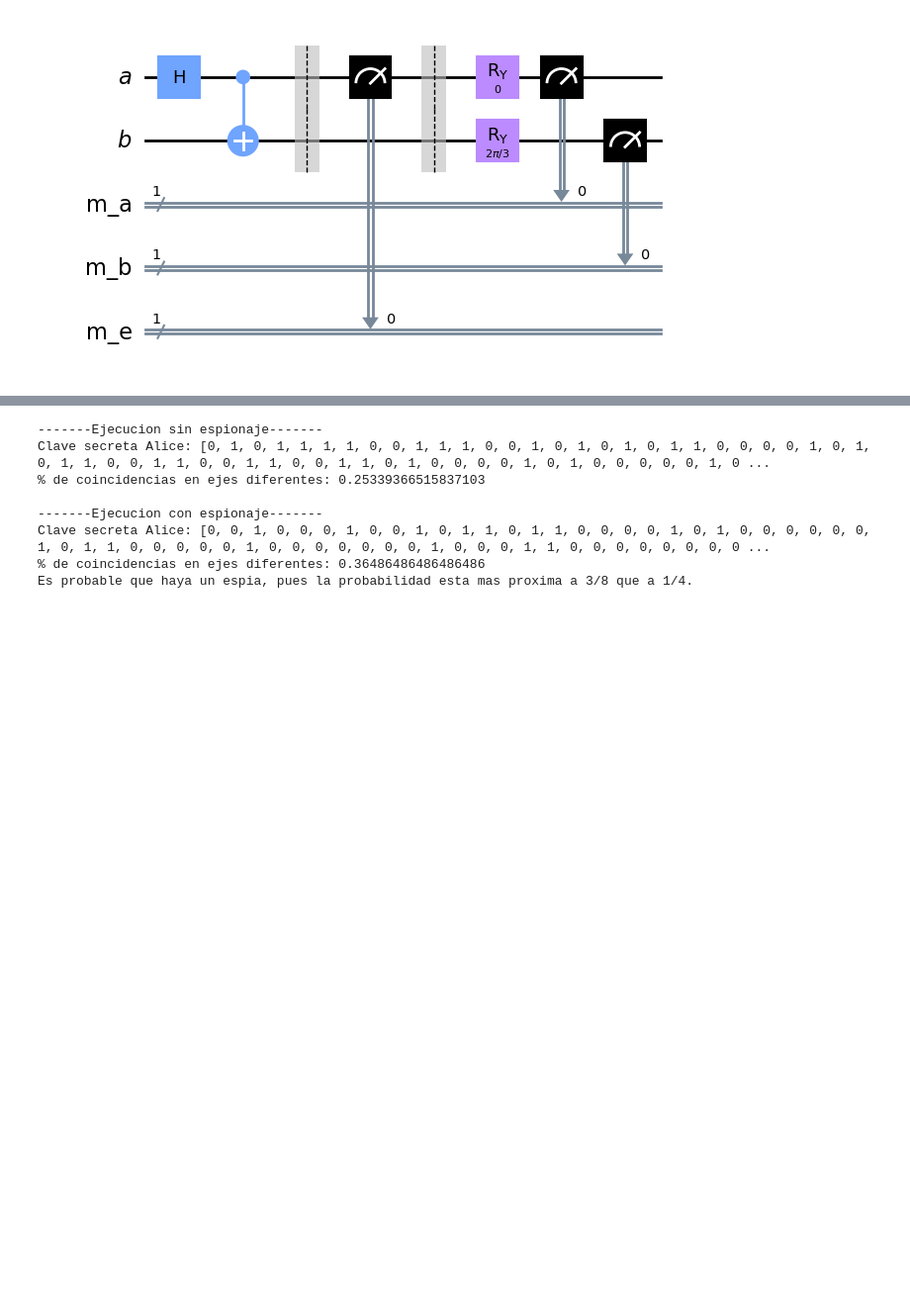
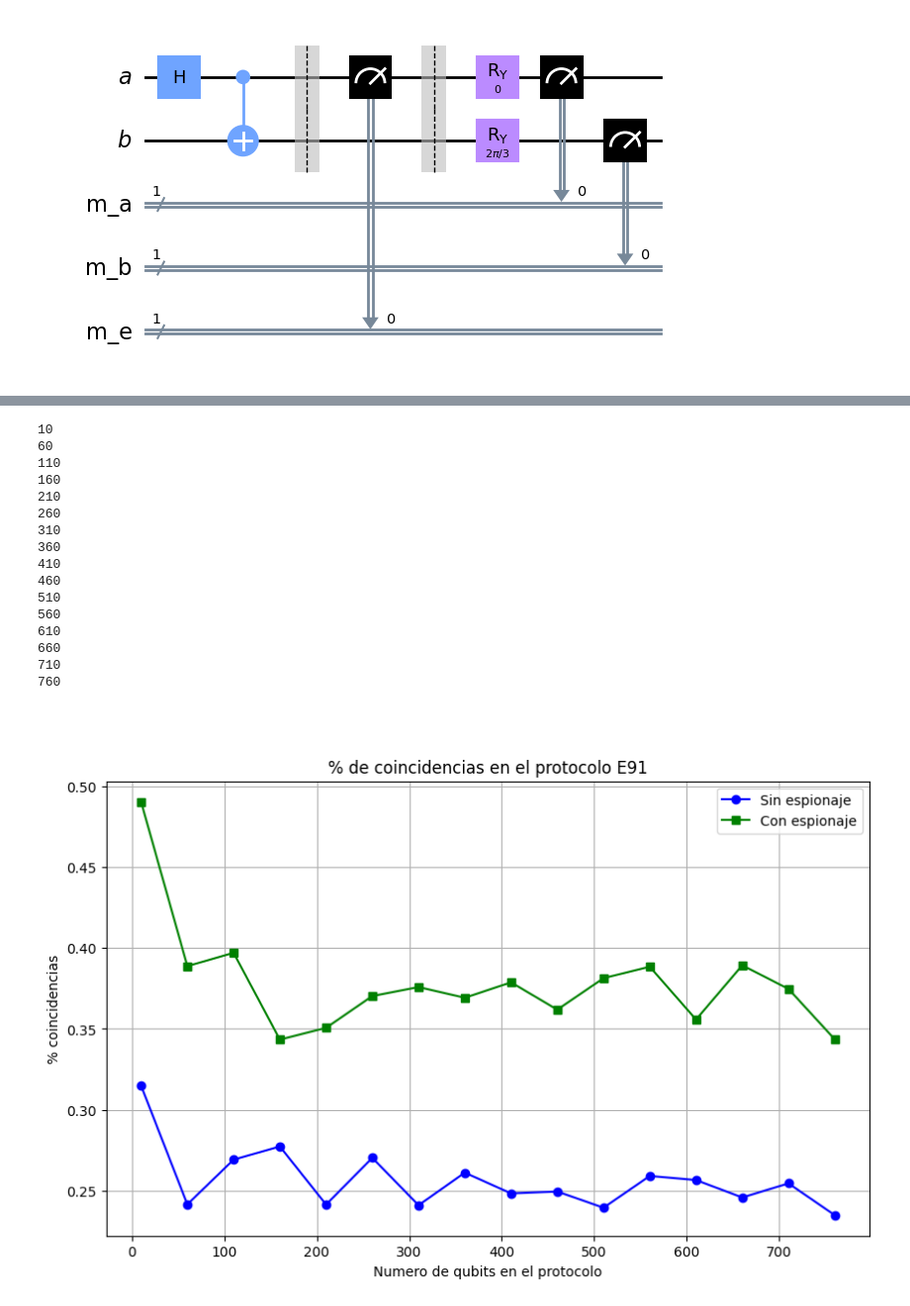
Before and after one commit to jorgelerre/tfg_rsa, a Jupyter notebook: notebooks/QKD.ipynb, the cells around one changed output, grey strips where cells are left out. Shown at 99% size. Saved outputs shown, nothing was run; the diff lists cells and outputs as text; code cells hidden in the pictures; blank space fills up the shorter version.

```diff
--- a/notebooks/QKD.ipynb
+++ b/notebooks/QKD.ipynb
@@ -488,16 +515,59 @@ def execute_E91(times, eve = False, verbose = True):
 # %%
-# Ejecucion sin espia
-print('-------Ejecucion sin espionaje-------')
-clave, espia = execute_E91(1000, False)
-# Ejecucion con espia
-print('\n-------Ejecucion con espionaje-------')
-clave, espia = execute_E91(1000, True)
+prob = []
+prob2 = []
+for i in range(10,800,50):
+    print(i)
+    acum_prob = 0
+    acum_prob2 = 0
+    for j in range(n_sim):
+        # Ejecucion sin espia
+        _, _, p = execute_E91(i, False, False)
+        # Ejecucion con espia
+        _, _, p2 = execute_E91(i, True, False)
+        acum_prob += p
+        acum_prob2 += p2
+    prob.append(acum_prob/n_sim)
+    prob2.append(acum_prob2/n_sim)
 # %% [output]
--------Ejecucion sin espionaje-------
-Clave secreta Alice: [0, 1, 0, 1, 1, 1, 1, 0, 0, 1, 1, 1, 0, 0, 1, 0, 1, 0, 1, 0, 1, 1, 0, 0, 0, 0, 1, 0, 1, 0, 1, 1, 0, 0, 1, 1, 0, 0, 1, 1, 0, 0, 1, 1, 0, 1, 0, 0, 0, 0, 1, 0, 1, 0, 0, 0, 0, 0, 1, 0 ...
-% de coincidencias en ejes diferentes: 0.25339366515837103
-
--------Ejecucion con espionaje-------
-Clave secreta Alice: [0, 0, 1, 0, 0, 0, 1, 0, 0, 1, 0, 1, 1, 0, 1, 1, 0, 0, 0, 0, 1, 0, 1, 0, 0, 0, 0, 0, 0, 1, 0, 1, 1, 0, 0, 0, 0, 0, 1, 0, 0, 0, 0, 0, 0, 0, 1, 0, 0, 0, 1, 1, 0, 0, 0, 0, 0, 0, 0, 0 ...
-% de coincidencias en ejes diferentes: 0.36486486486486486
-Es probable que haya un espia, pues la probabilidad esta mas proxima a 3/8 que a 1/4.
+10
+60
+110
+160
+210
+260
+310
+360
+410
+460
+510
+560
+610
+660
+710
+760
+# %% [markdown]
+#
+# %%
+# Datos para las cuatro líneas
+x = range(10,800,50)
+
+# Crear la figura y los ejes
+plt.figure(figsize=(10, 6))
+
+# Agregar las líneas
+plt.plot(x, prob, label='Sin espionaje', color='blue', marker='o')
+plt.plot(x, prob2, label='Con espionaje', color='green', marker='s')
+
+# Agregar títulos y etiquetas
+plt.title('% de coincidencias en el protocolo E91')
+plt.xlabel('Numero de qubits en el protocolo')
+plt.ylabel('% coincidencias')
+
+# Agregar una leyenda
+plt.legend()
+
+# Mostrar la gráfica
+plt.grid(True)
+plt.show()
+# %% [output]
+[figure, added]
```
Also changed, not shown: parts of 5 cells of this notebook, 1 other file.
